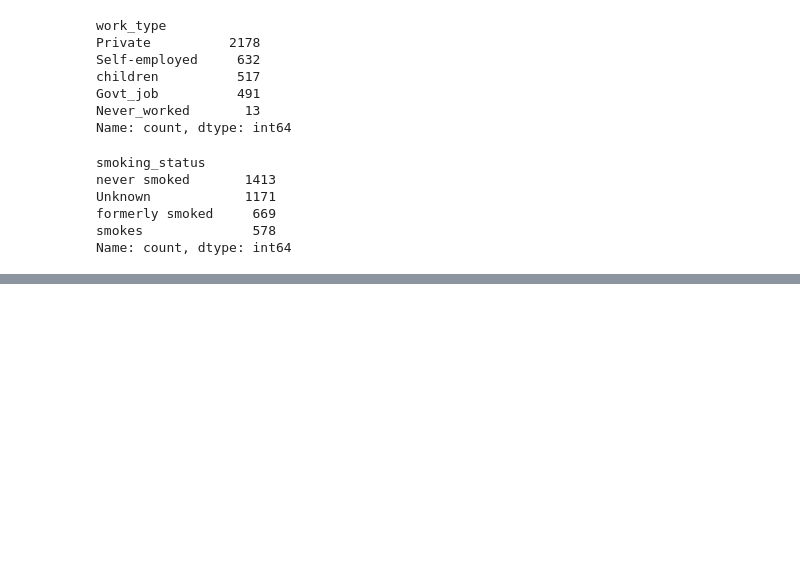
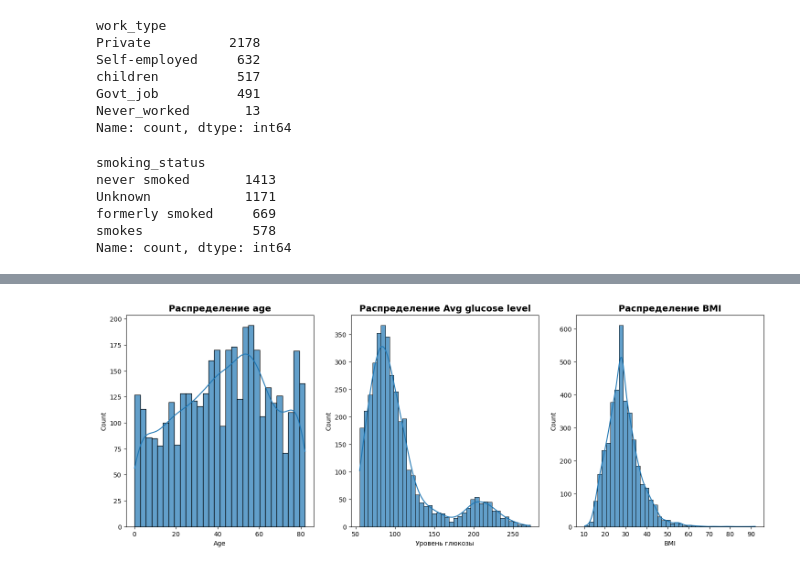
Before and after one commit to ML-engineering-Freelancerroma/healthcare-stroke, a Jupyter notebook: feat_prepare.ipynb, the cells around one changed output, grey strips where cells are left out. Saved outputs shown, nothing was run; the diff lists cells and outputs as text; code cells hidden in the pictures; blank space fills up the shorter version.

```diff
--- a/feat_prepare.ipynb
+++ b/feat_prepare.ipynb
@@ -138,0 +159,28 @@ df = pd.get_dummies(
+# %%
+import matplotlib.pyplot as plt
+import seaborn as sns
+
+
+fig = plt.figure(figsize=(18, 6))
+
+ax1 = plt.subplot(1, 3, 1)
+sns.histplot(data=df, x='age', kde=True, bins=30, alpha=0.7)
+plt.title('Распределение age', fontsize=14, fontweight='bold')
+plt.xlabel('Age')
+plt.ylabel('Count')
+
+ax2 = plt.subplot(1, 3, 2)
+sns.histplot(data=df, x='avg_glucose_level', kde=True, bins=40, alpha=0.7)
+plt.title('Распределение Avg glucose level', fontsize=14, fontweight='bold')
+plt.xlabel('Уровень глюкозы')
+plt.ylabel('Count')
+
+ax3 = plt.subplot(1, 3, 3)
+sns.histplot(data=df, x='bmi', kde=True, bins=40, alpha=0.7)
+plt.title('Распределение BMI', fontsize=14, fontweight='bold')
+plt.xlabel('BMI')
+plt.ylabel('Count')
+
+plt.show()
+# %% [output]
+[figure, added]
```
Also changed, not shown: parts of 2 cells of this notebook.
